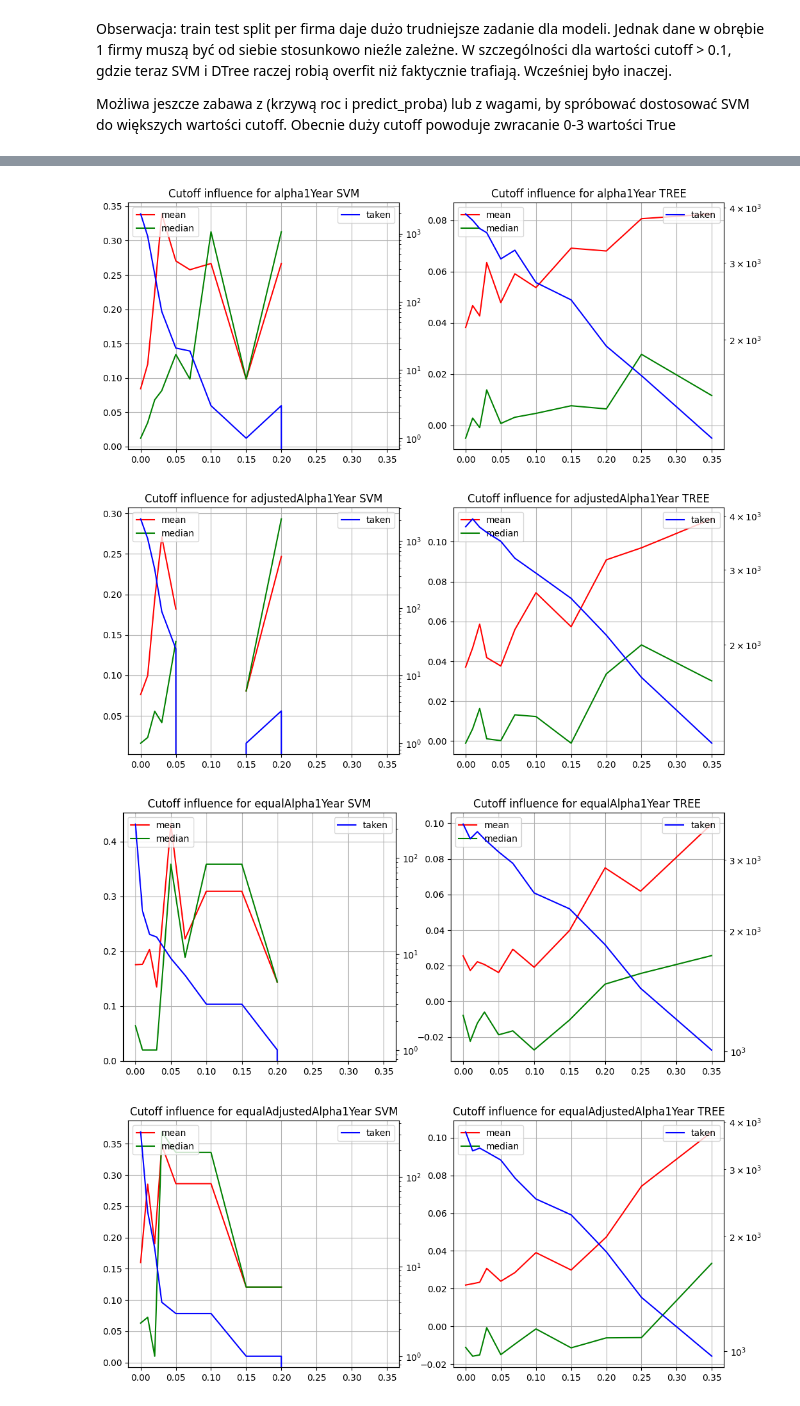
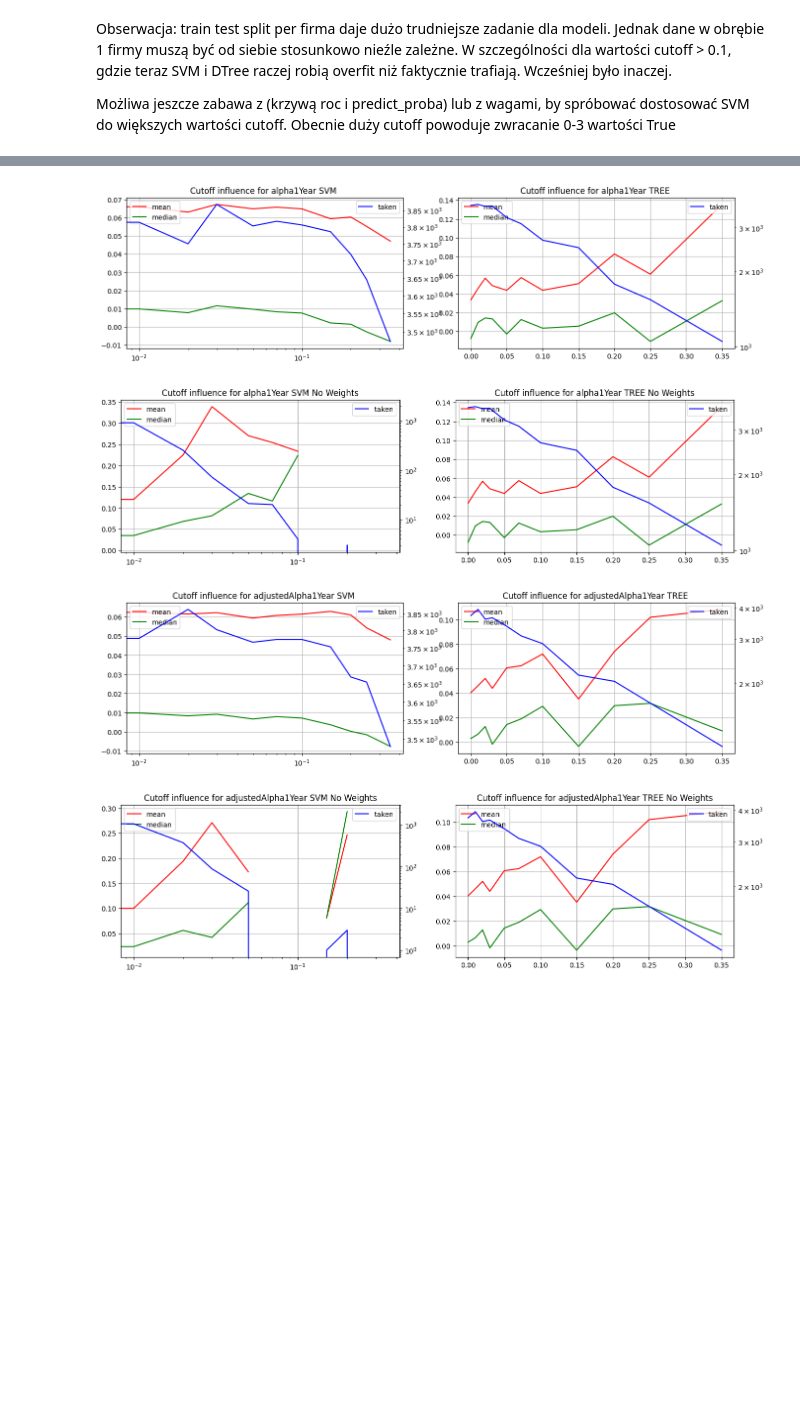
Before and after one commit to danielPaszek/masters-thesis-stocks, a Jupyter notebook: analysis/general_learning.ipynb, the cells around one changed output, grey strips where cells are left out. Saved outputs shown, nothing was run; the diff lists cells and outputs as text; code cells hidden in the pictures; blank space fills up the shorter version.

Commit message:
no idea, more charts

```diff
--- a/analysis/general_learning.ipynb
+++ b/analysis/general_learning.ipynb
@@ -47,11 +47,11 @@ for yLabel in yAlpha:
         pipelines = {
             'tree': Pipeline([
                 ('scaler', StandardScaler()),
-                ('tree', DecisionTreeClassifier())
+                ('tree', DecisionTreeClassifier(class_weight='balanced'))
             ]),
             'svc': Pipeline([
                 ('scaler', StandardScaler()),
-                ('svc', LinearSVC())
+                ('svc', LinearSVC(class_weight='balanced'))
             ])
         }
         params = [
@@ -70,7 +70,7 @@ for yLabel in yAlpha:
                         verbose=1,
                         refit=True,
                         n_jobs=-1,
-                        scoring='precision'
+                        # scoring='f1',
                         )
             grid.fit(X_train, y_train)
             y_pred = grid.predict(X_test)
@@ -125,39 +243,18 @@ with open('./toPlot.json', 'w') as f:
 # %%
 x = cutoffs
 for yLabel in resultsToPlot.keys():
     toPlot = resultsToPlot[yLabel]['svc']
+    toPlotNoWeights = resultsToPlotNoWeights[yLabel]['svc']
 
-    fig, (ax1, ax2) = plt.subplots(ncols=2, figsize=(12, 5))
-    ax1.plot(x, [d['mean'] for d in toPlot], color='red', label='mean')
-    ax1.plot(x, [d['median'] for d in toPlot], color='green', label='median')
+    fig, (ax1, ax2) = plt.subplots(ncols=2, figsize=(16, 4))
+    drawFrom1results(ax1, ax2, toPlot, yLabel)
 
-    ax1.legend(loc='upper left')
-    ax1.grid(True)
+    fig, (ax3, ax4) = plt.subplots(ncols=2, figsize=(16, 4))
+    drawFrom1results(ax3, ax4, toPlotNoWeights, yLabel, title='No Weights')
 
-    ax1b = ax1.twinx()
-    ax1b.plot(x, [d['taken'] for d in toPlot], color='blue', label='taken')
-    ax1b.legend(loc='upper right')
-    ax1b.set_yscale('log')
-
-    plt.title(f'Cutoff influence for {yLabel} SVM')
-
-    toPlot = resultsToPlot[yLabel]['tree']
-
-    ax2.plot(x, [d['mean'] for d in toPlot], color='red', label='mean')
-    ax2.plot(x, [d['median'] for d in toPlot], color='green', label='median')
-
-    ax2.legend(loc='upper left')
-    ax2.grid(True)
-
-    ax2b = ax2.twinx()
-    ax2b.plot(x, [d['taken'] for d in toPlot], color='blue', label='taken')
-    ax2b.legend(loc='upper right')
-    ax2b.set_yscale('log')
-
-    plt.title(f'Cutoff influence for {yLabel} TREE')
     plt.show()
 # %% [output]
-[figure, old version]
+[figure, new version]
-[figure, old version]
+[figure, new version]
-[figure, old version]
+[figure, new version]
-[figure, old version]
+[figure, new version]
```
Also changed, not shown: parts of 5 cells of this notebook, 1 other file.
